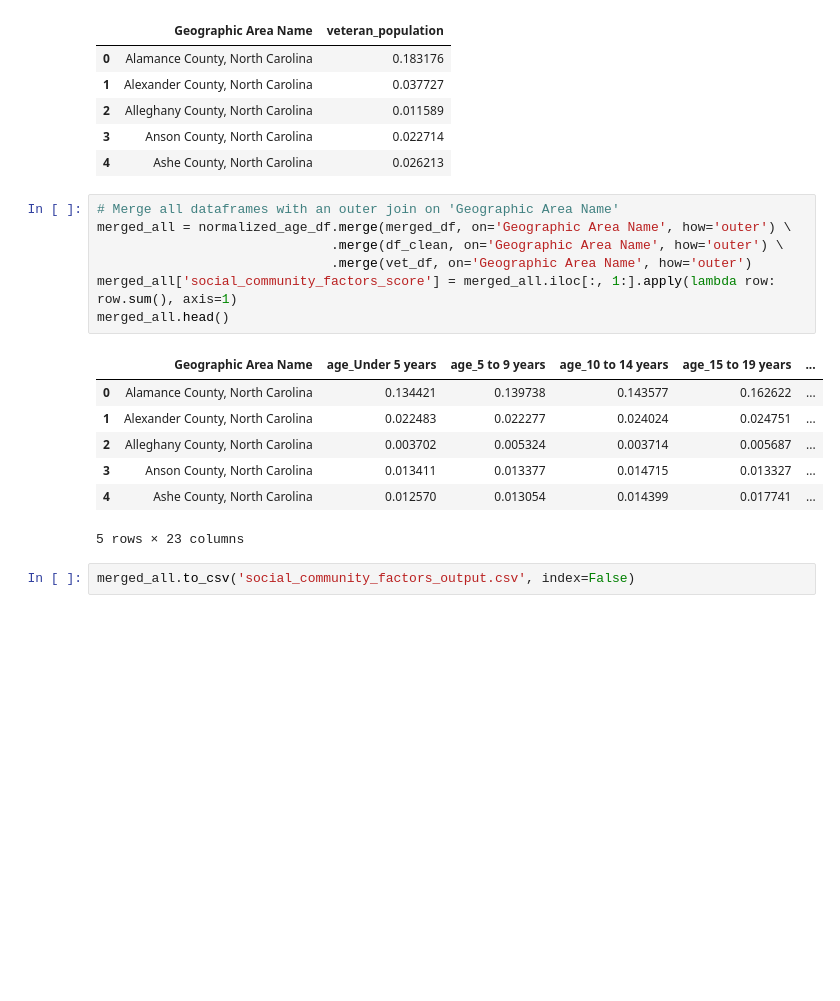
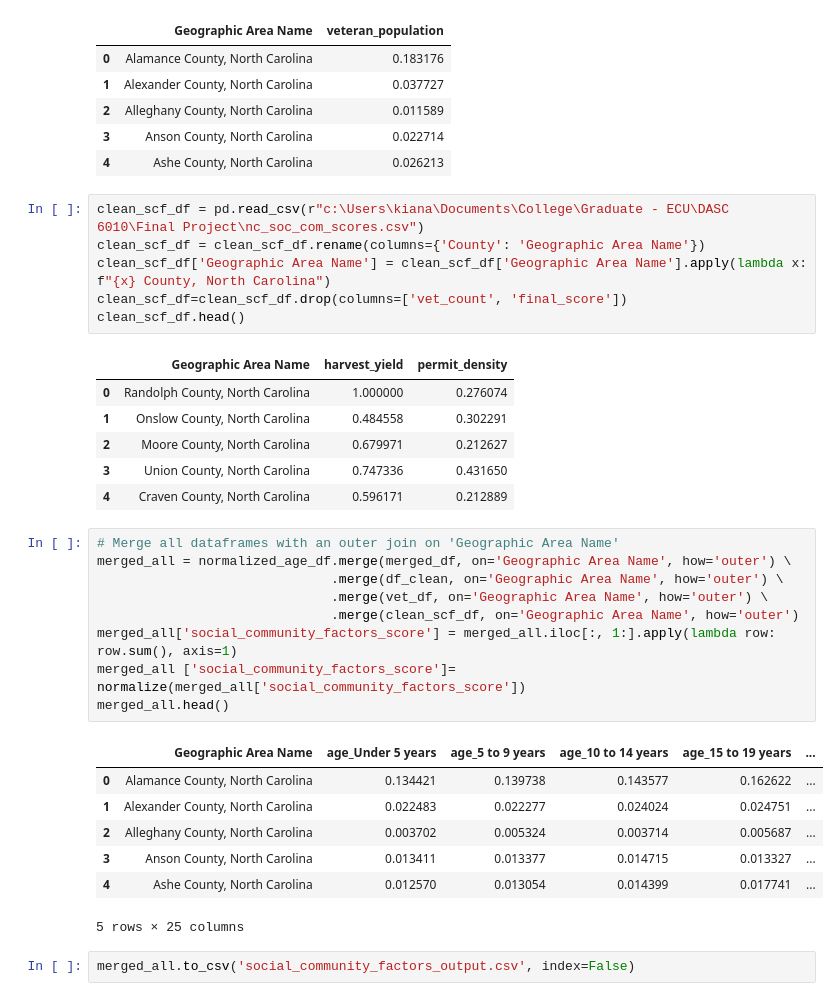
Before and after one commit to kiana-whitney/you-can-run-you-can-hide-the-zombie-apocalypse-, a Jupyter notebook: Zombie Code/social_community_factors.ipynb, the cells around one changed output. Cells and saved outputs as stored; diff of their text form; blank space fills up the shorter version.

```diff
--- a/Zombie Code/social_community_factors.ipynb
+++ b/Zombie Code/social_community_factors.ipynb
@@ -289,12 +289,27 @@ vet_df.head()
 | 2 | Alleghany County, North Carolina | 0.011589 |
 | 3 | Anson County, North Carolina | 0.022714 |
 | 4 | Ashe County, North Carolina | 0.026213 |
+# %%
+clean_scf_df = pd.read_csv(r"c:\Users\kiana\Documents\College\Graduate - ECU\DASC 6010\Final Project\nc_soc_com_scores.csv")
+clean_scf_df = clean_scf_df.rename(columns={'County': 'Geographic Area Name'})
+clean_scf_df['Geographic Area Name'] = clean_scf_df['Geographic Area Name'].apply(lambda x: f"{x} County, North Carolina")
+clean_scf_df=clean_scf_df.drop(columns=['vet_count', 'final_score'])
+clean_scf_df.head()
+# %% [output]
+|  | Geographic Area Name | harvest_yield | permit_density |
+| 0 | Randolph County, North Carolina | 1.000000 | 0.276074 |
+| 1 | Onslow County, North Carolina | 0.484558 | 0.302291 |
+| 2 | Moore County, North Carolina | 0.679971 | 0.212627 |
+| 3 | Union County, North Carolina | 0.747336 | 0.431650 |
+| 4 | Craven County, North Carolina | 0.596171 | 0.212889 |
 # %%
 # Merge all dataframes with an outer join on 'Geographic Area Name'
 merged_all = normalized_age_df.merge(merged_df, on='Geographic Area Name', how='outer') \
                               .merge(df_clean, on='Geographic Area Name', how='outer') \
-                              .merge(vet_df, on='Geographic Area Name', how='outer')
+                              .merge(vet_df, on='Geographic Area Name', how='outer') \
+                              .merge(clean_scf_df, on='Geographic Area Name', how='outer')
 merged_all['social_community_factors_score'] = merged_all.iloc[:, 1:].apply(lambda row: row.sum(), axis=1)
+merged_all ['social_community_factors_score']= normalize(merged_all['social_community_factors_score'])
 merged_all.head()
 # %% [output]
 |  | Geographic Area Name | age_Under 5 years | age_5 to 9 years | age_10 to 14 years | age_15 to 19 years | ... |
@@ -303,6 +318,6 @@ merged_all.head()
 | 2 | Alleghany County, North Carolina | 0.003702 | 0.005324 | 0.003714 | 0.005687 | ... |
 | 3 | Anson County, North Carolina | 0.013411 | 0.013377 | 0.014715 | 0.013327 | ... |
 | 4 | Ashe County, North Carolina | 0.012570 | 0.013054 | 0.014399 | 0.017741 | ... |
-5 rows × 23 columns
+5 rows × 25 columns
 # %%
 merged_all.to_csv('social_community_factors_output.csv', index=False)
```
